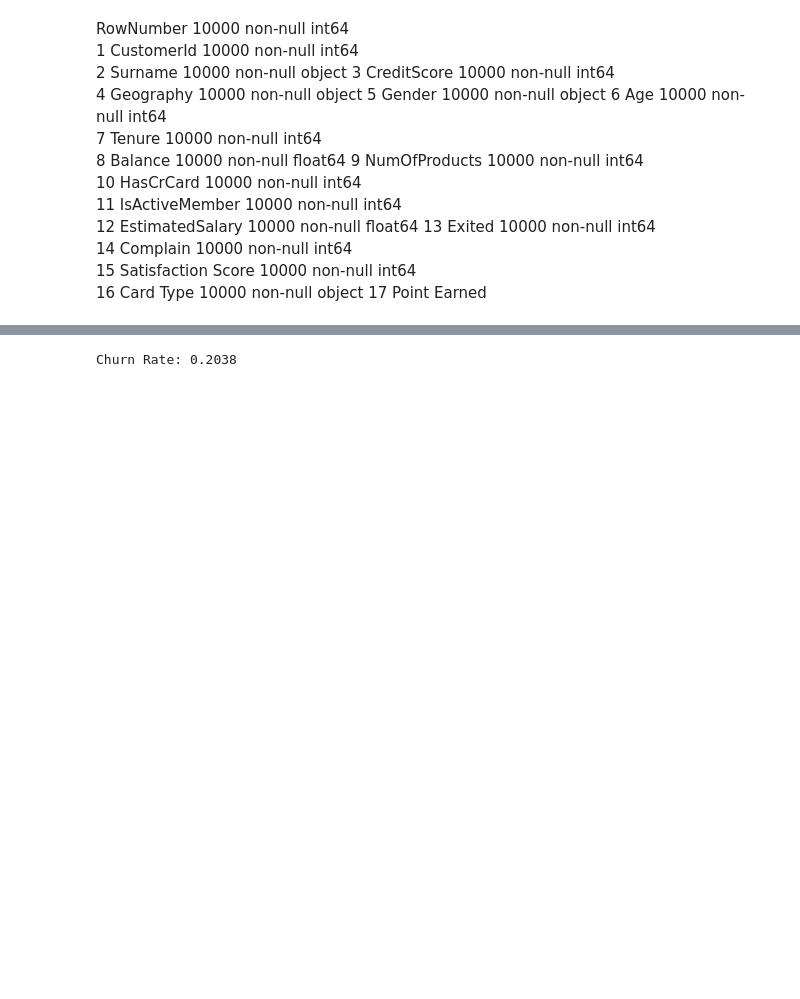
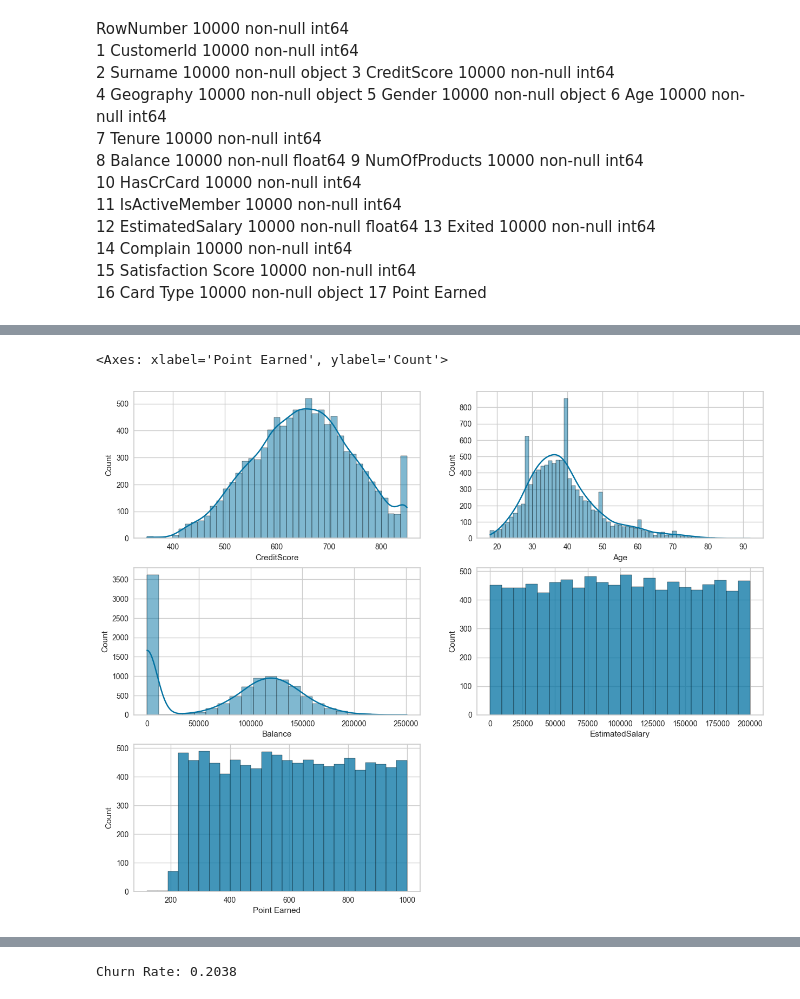
Before and after one commit to ravina029/CustomerChurnPrediction, a Jupyter notebook: research/trials.ipynb, the cells around one changed output, grey strips where cells are left out. Cells and saved outputs as stored; diff of their text form; code cells hidden in the pictures; blank space fills up the shorter version.

```diff
--- a/research/trials.ipynb
+++ b/research/trials.ipynb
@@ -159,0 +148,23 @@ plt.show()
+# %%
+# here complain column has 100% co relation with target column exited. drop the complain colum to avoid overfitting of the model.
+df.drop(columns=['Complain'], inplace=True)
+# %%
+plt.figure(figsize = (15, 12))
+
+plt.subplot(3, 2, 1)
+sns.histplot(x = df['CreditScore'], kde = True)
+
+plt.subplot(3, 2, 2)
+sns.histplot(x = df['Age'], kde = True)
+
+plt.subplot(3, 2, 3)
+sns.histplot(x = df['Balance'], kde = True)
+
+plt.subplot(3, 2, 4)
+sns.histplot(x = df['EstimatedSalary'])
+
+plt.subplot(3, 2, 5)
+sns.histplot(x = df['Point Earned'])
+# %% [output]
+<Axes: xlabel='Point Earned', ylabel='Count'>
+[figure, added]
```
Also changed, not shown: parts of 70 cells of this notebook, 30 other files.
